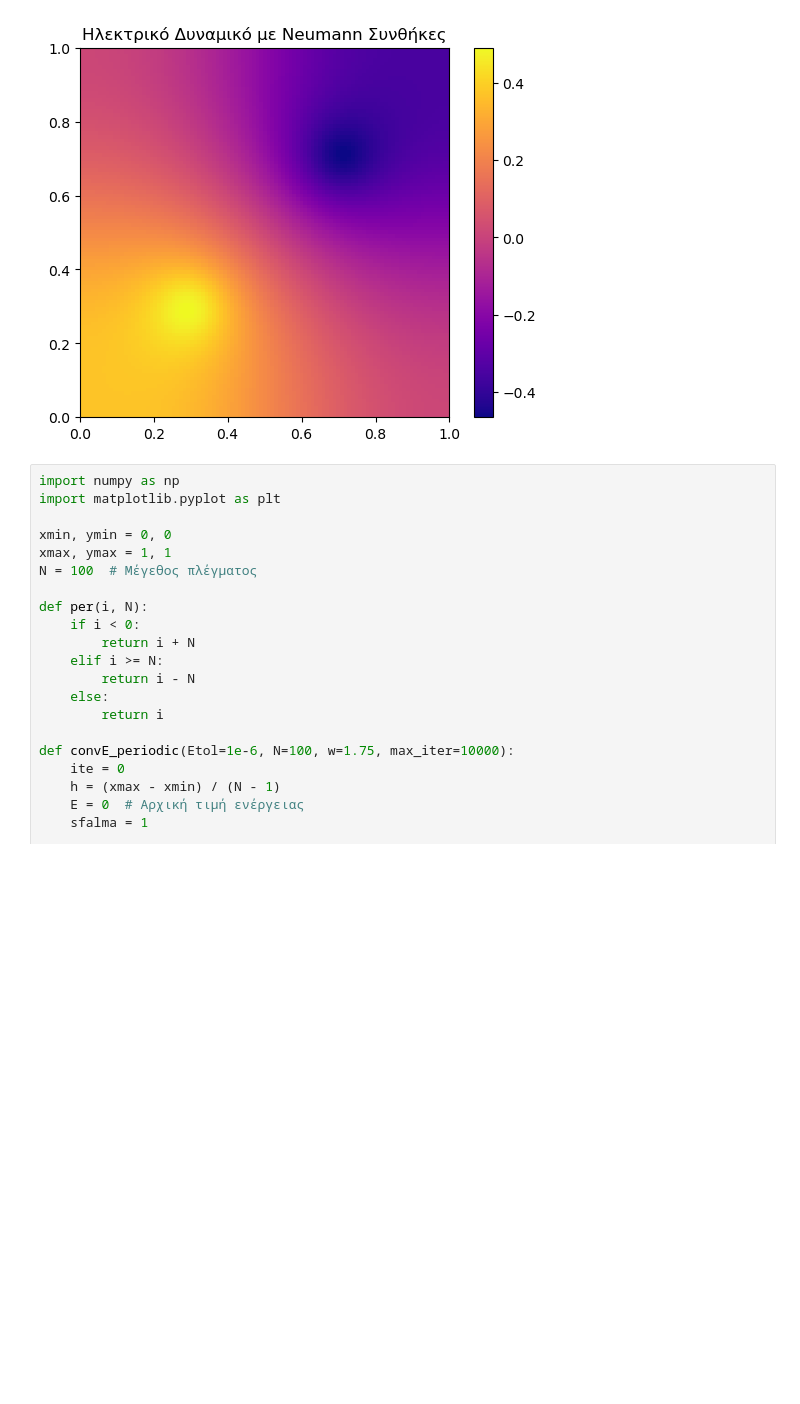
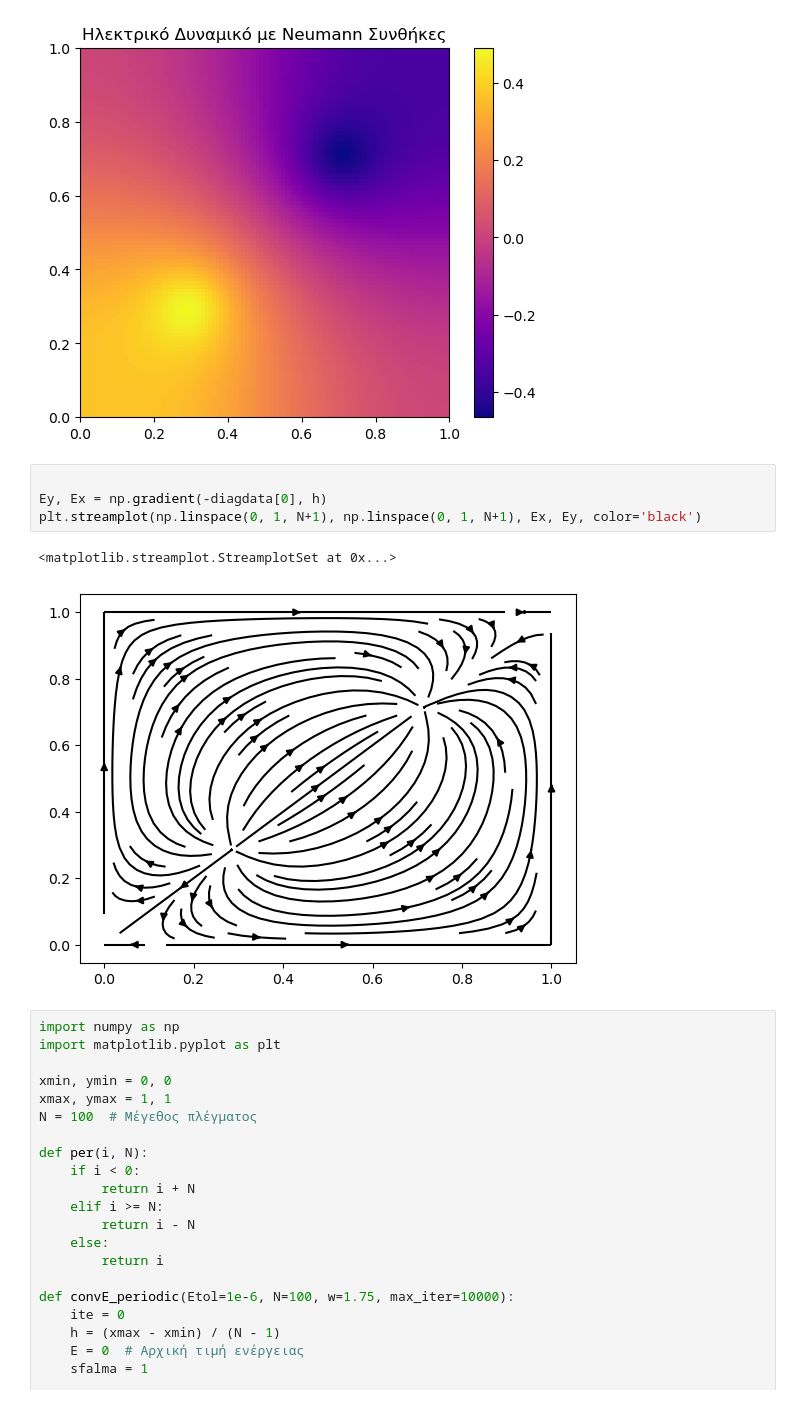
Before and after one commit to VeganSouvlaki/CP, a Jupyter notebook: ΠΡΟΤΖΕΚΤ.ipynb, the cells around one changed output. Cells and saved outputs as stored; diff of their text form; blank space fills up the shorter version.

```diff
--- a/ΠΡΟΤΖΕΚΤ.ipynb
+++ b/ΠΡΟΤΖΕΚΤ.ipynb
@@ -453,6 +510,13 @@ plt.title("Ηλεκτρικό Δυναμικό με Neumann Συνθήκες")
 plt.show()
 # %% [output]
 [figure]
+# %%
+
+Ey, Ex = np.gradient(-diagdata[0], h)
+plt.streamplot(np.linspace(0, 1, N+1), np.linspace(0, 1, N+1), Ex, Ey, color='black')
+# %% [output]
+<matplotlib.streamplot.StreamplotSet at 0x...>
+[figure, added]
 # %%
 import numpy as np
 import matplotlib.pyplot as plt
```
Also changed, not shown: parts of 8 cells of this notebook.
